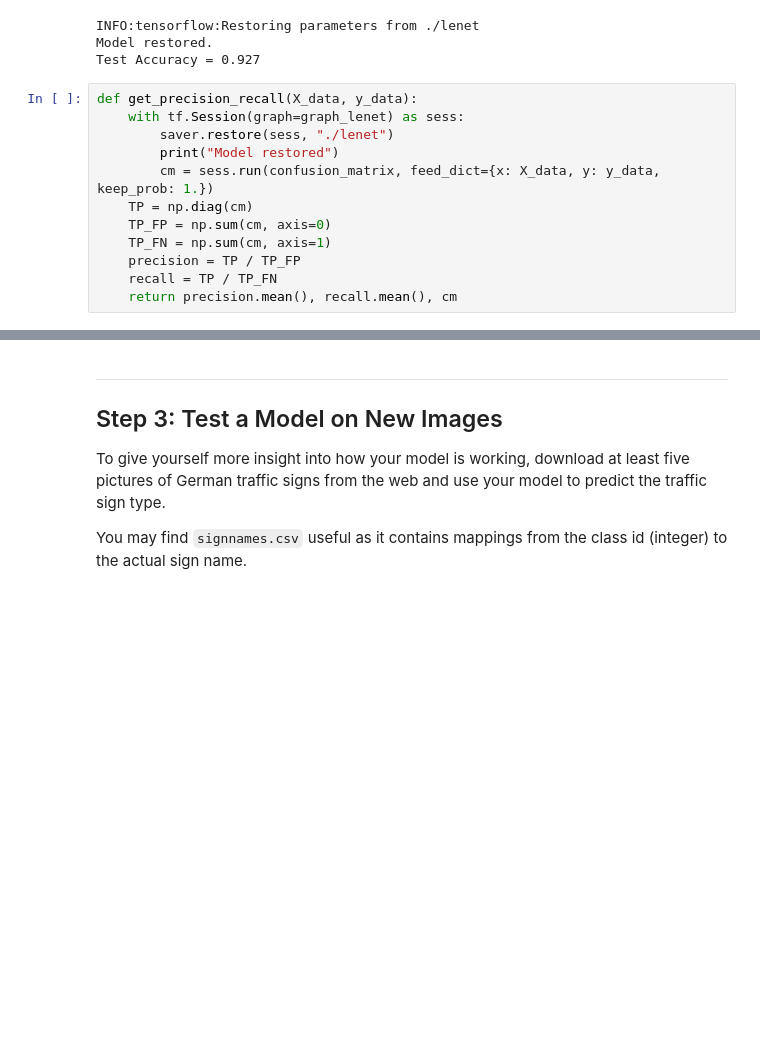
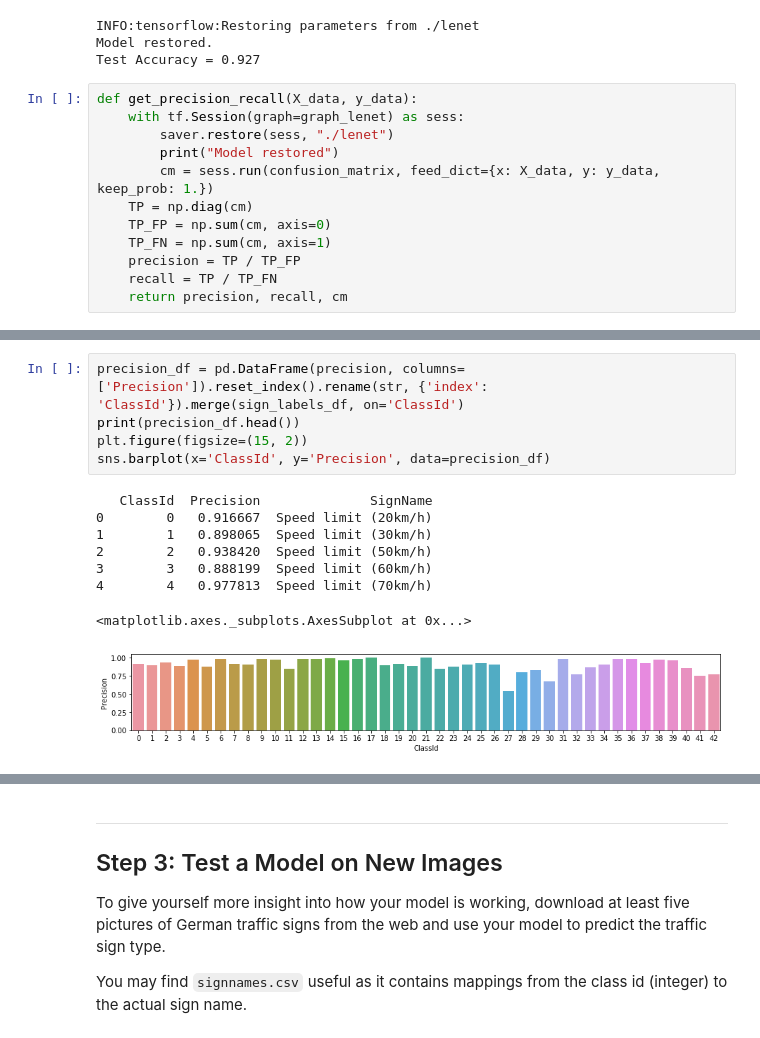
Before and after one commit to samiriff/CarND-Traffic-Sign-Classifier-Project, a Jupyter notebook: Traffic_Sign_Classifier.ipynb, the cells around one changed output, grey strips where cells are left out. Cells and saved outputs as stored; diff of their text form; blank space fills up the shorter version.

Commit message:
Adding info about precision and recall

```diff
--- a/Traffic_Sign_Classifier.ipynb
+++ b/Traffic_Sign_Classifier.ipynb
@@ -600,7 +600,7 @@ def get_precision_recall(X_data, y_data):
     TP_FN = np.sum(cm, axis=1)
     precision = TP / TP_FP
     recall = TP / TP_FN
-    return precision.mean(), recall.mean(), cm
+    return precision, recall, cm
 # %%
 precision, recall, cm = get_precision_recall(X_test_normalized, y_test)
 precision, recall
@@ -610,0 +628,14 @@ Model restored
+# %%
+precision_df = pd.DataFrame(precision, columns=['Precision']).reset_index().rename(str, {'index': 'ClassId'}).merge(sign_labels_df, on='ClassId')
+print(precision_df.head())
+plt.figure(figsize=(15, 2))
+sns.barplot(x='ClassId', y='Precision', data=precision_df)
+# %% [output]
+   ClassId  Precision              SignName
+0        0   0.916667  Speed limit (20km/h)
+1        1   0.898065  Speed limit (30km/h)
+2        2   0.938420  Speed limit (50km/h)
+3        3   0.888199  Speed limit (60km/h)
+4        4   0.977813  Speed limit (70km/h)
+<matplotlib.axes._subplots.AxesSubplot at 0x...>
+[figure, added]
```
Also changed, not shown: parts of 7 cells of this notebook, 3 other files.
